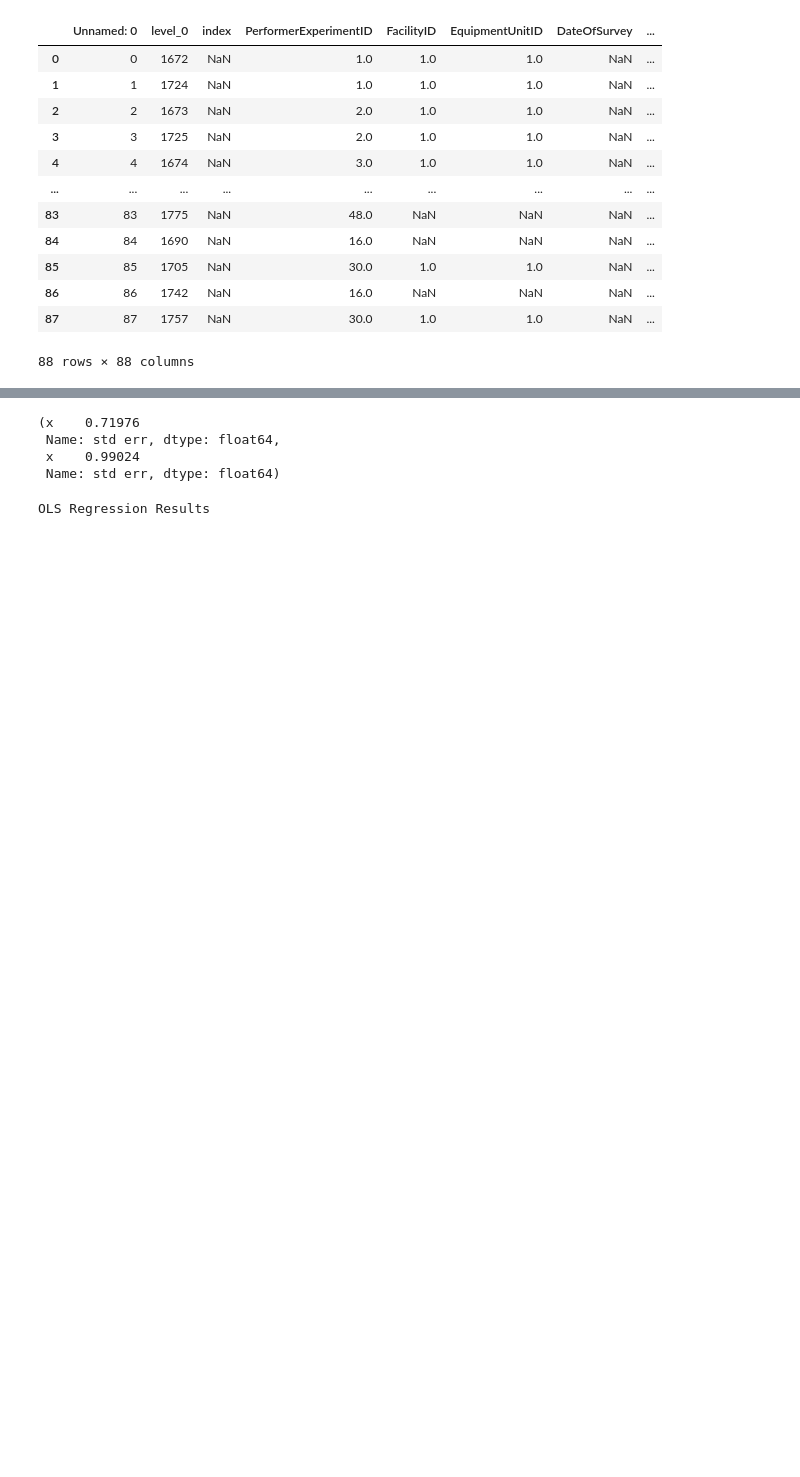
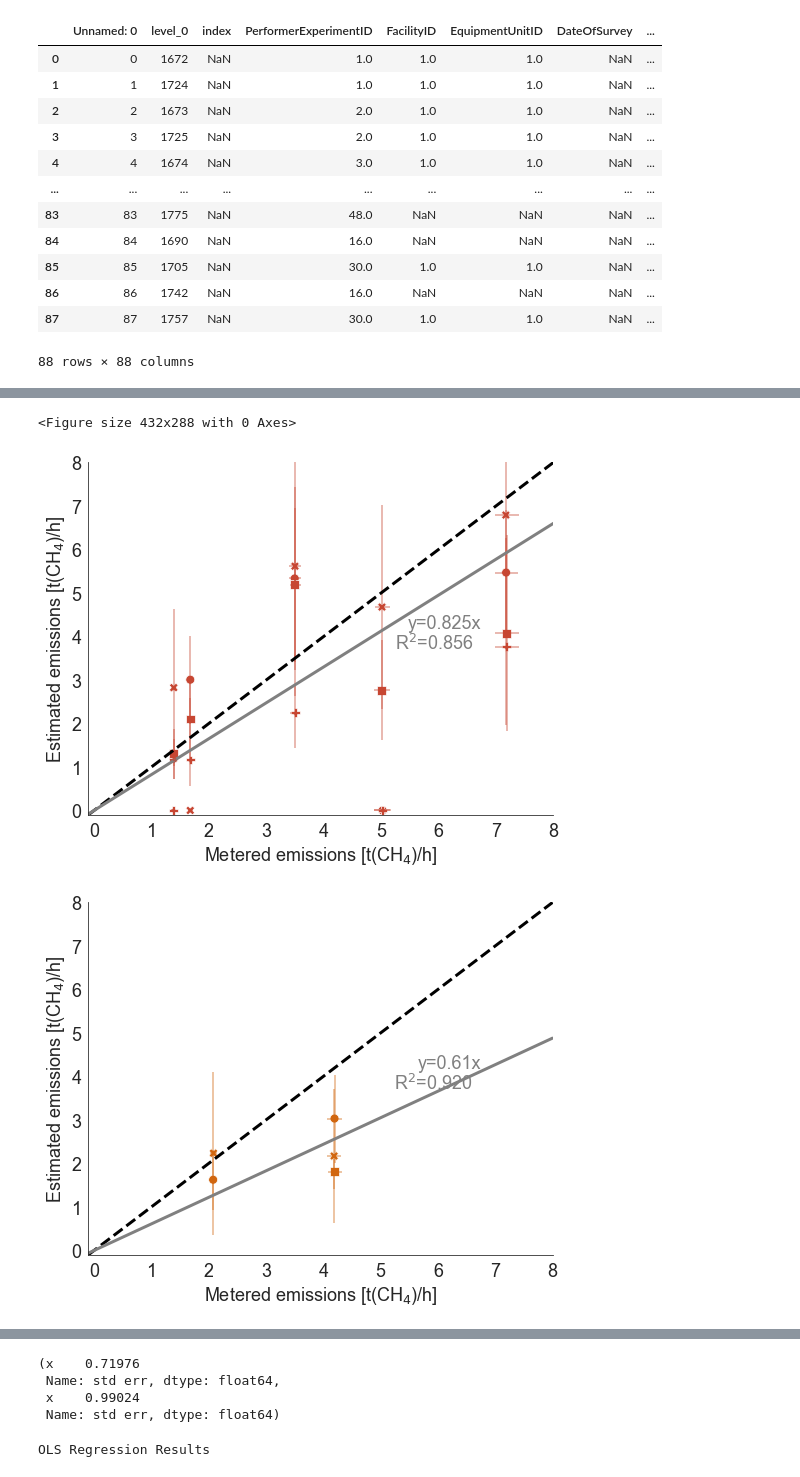
Before and after one commit to esherwin/SatelliteTesting, a Jupyter notebook: SatelliteTestingFiguresFullData.ipynb, the cells around one changed output, grey strips where cells are left out. Saved outputs shown, nothing was run; the diff lists cells and outputs as text; code cells hidden in the pictures; blank space fills up the shorter version.

```diff
--- a/SatelliteTestingFiguresFullData.ipynb
+++ b/SatelliteTestingFiguresFullData.ipynb
@@ -248,0 +395,10 @@ plt.show()
+# %%
+parityPlot(filename='/Users/evansherwin/PycharmProjects/SatelliteTesting/Figures/Satellite parity Sentinel-2 20231016.pdf', satellitedata=satelliteResults, satellite='Sentinel-2', stage=1)
+parityPlot(filename='/Users/evansherwin/PycharmProjects/SatelliteTesting/Figures/Satellite parity Landsat 8 20231016.pdf', satellitedata=satelliteResults, satellite='Landsat 8', stage=1)
+parityPlot(filename='/Users/evansherwin/PycharmProjects/SatelliteTesting/Figures/Satellite parity PRISMA 20231016.pdf', satellitedata=satelliteResults, satellite='PRISMA', stage=1)
+parityPlot(filename='/Users/evansherwin/PycharmProjects/SatelliteTesting/Figures/Satellite parity GHGSat C2 20231016.pdf', satellitedata=satelliteResults, satellite='GHGSat C2', stage=1)
+parityPlot(filename='/Users/evansherwin/PycharmProjects/SatelliteTesting/Figures/Satellite parity WV3 20231016.pdf', satellitedata=satelliteResults, satellite='WV3', stage=1)
+# %% [output]
+<Figure size 432x288 with 0 Axes>
+[figure, added]
+[figure, added]
```
Also changed, not shown: parts of 21 cells of this notebook, 1 other file.
